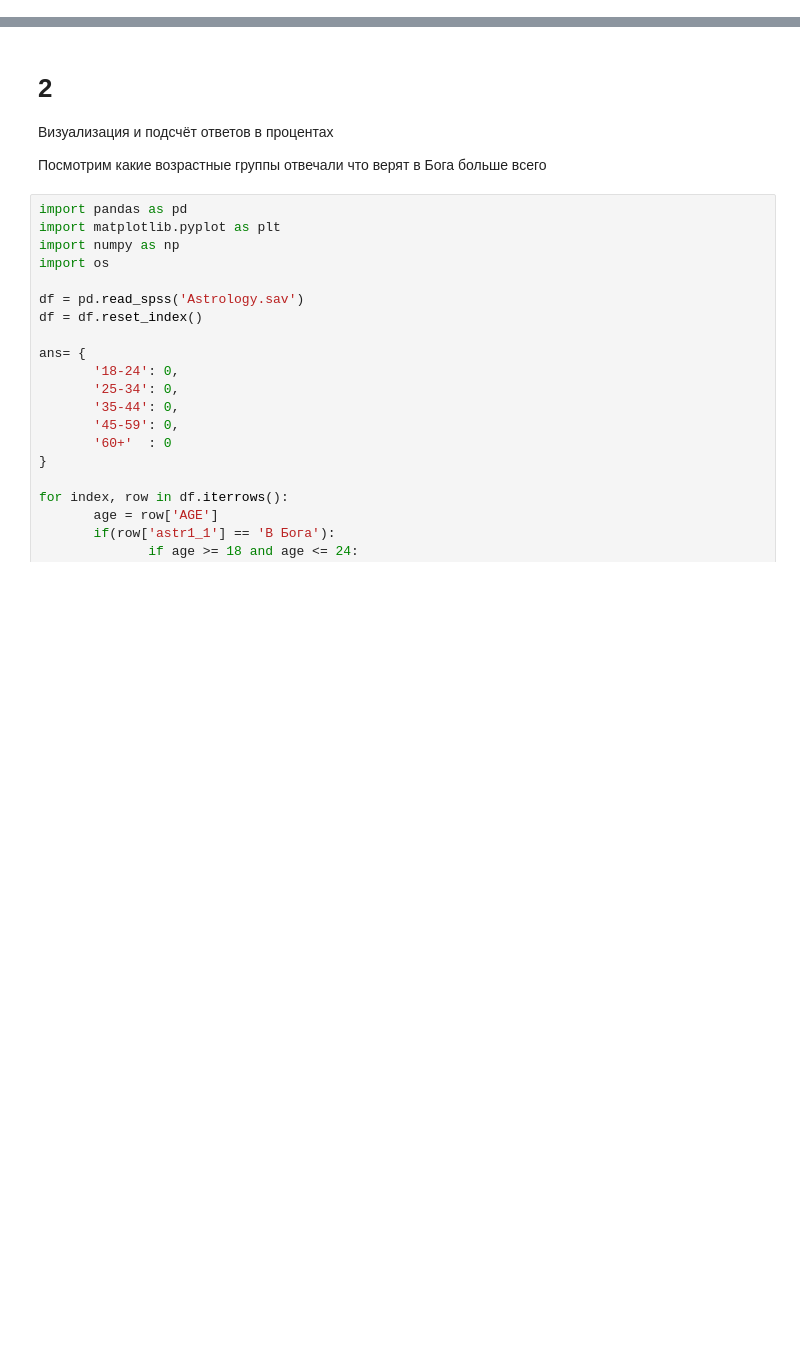
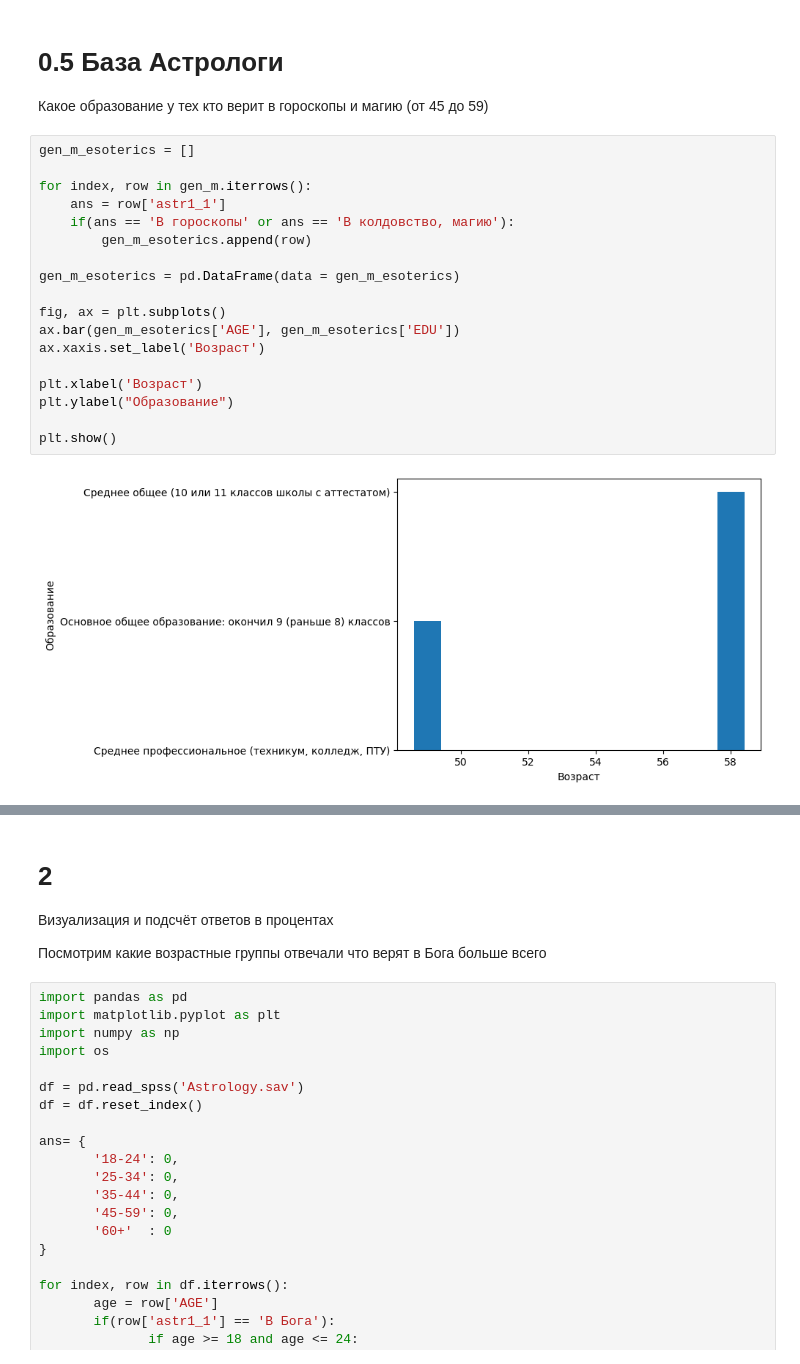
Before and after one commit to dacsson/religion_analysis, a Jupyter notebook: religion_analysis.ipynb, the cells around one changed output, grey strips where cells are left out. Saved outputs shown, nothing was run; the diff lists cells and outputs as text; blank space fills up the shorter version.

```diff
--- a/religion_analysis.ipynb
+++ b/religion_analysis.ipynb
@@ -37,0 +93,24 @@ plt.show()
+# %% [markdown]
+# 0.5 База Астрологи
+
+Какое образование у тех кто верит в гороскопы и магию (от 45 до 59)
+# %%
+gen_m_esoterics = []
+
+for index, row in gen_m.iterrows():
+    ans = row['astr1_1']
+    if(ans == 'В гороскопы' or ans == 'В колдовство, магию'):
+        gen_m_esoterics.append(row)
+
+gen_m_esoterics = pd.DataFrame(data = gen_m_esoterics)
+
+fig, ax = plt.subplots()
+ax.bar(gen_m_esoterics['AGE'], gen_m_esoterics['EDU'])
+ax.xaxis.set_label('Возраст')
+
+plt.xlabel('Возраст')
+plt.ylabel("Образование")
+
+plt.show()
+# %% [output]
+[figure, added]
```
Also changed, not shown: parts of 16 cells of this notebook, 5 other files.
